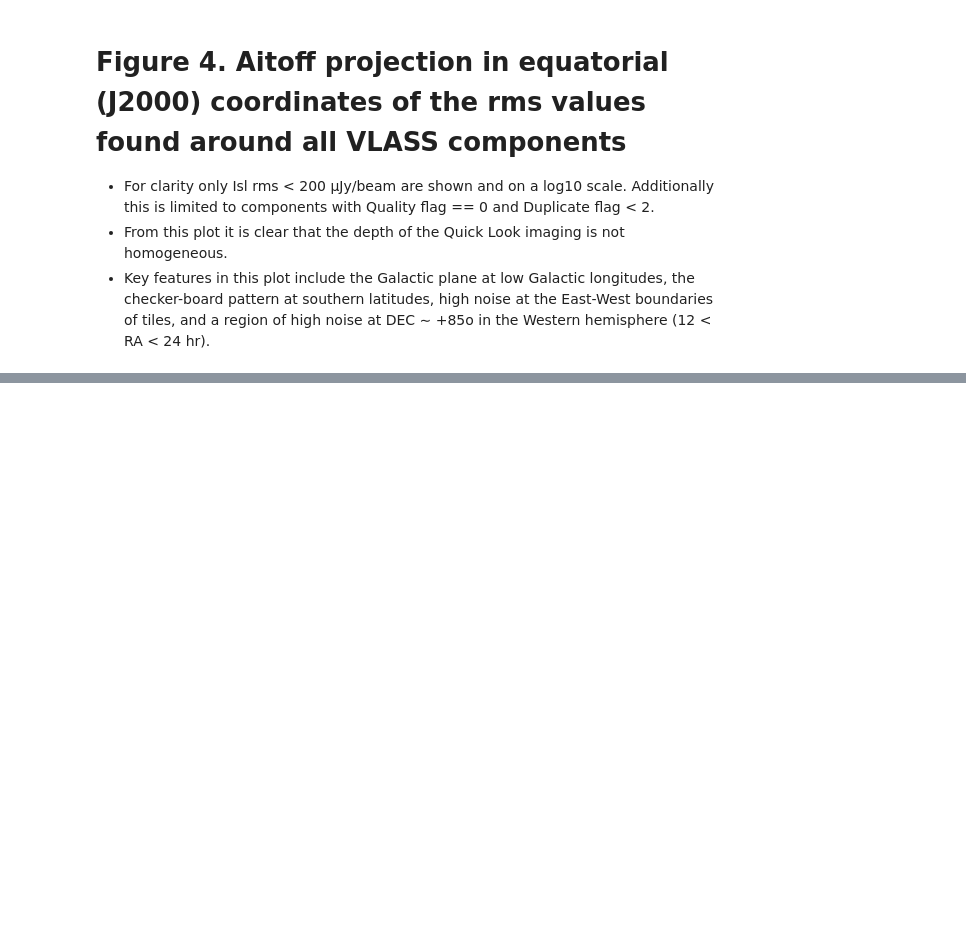
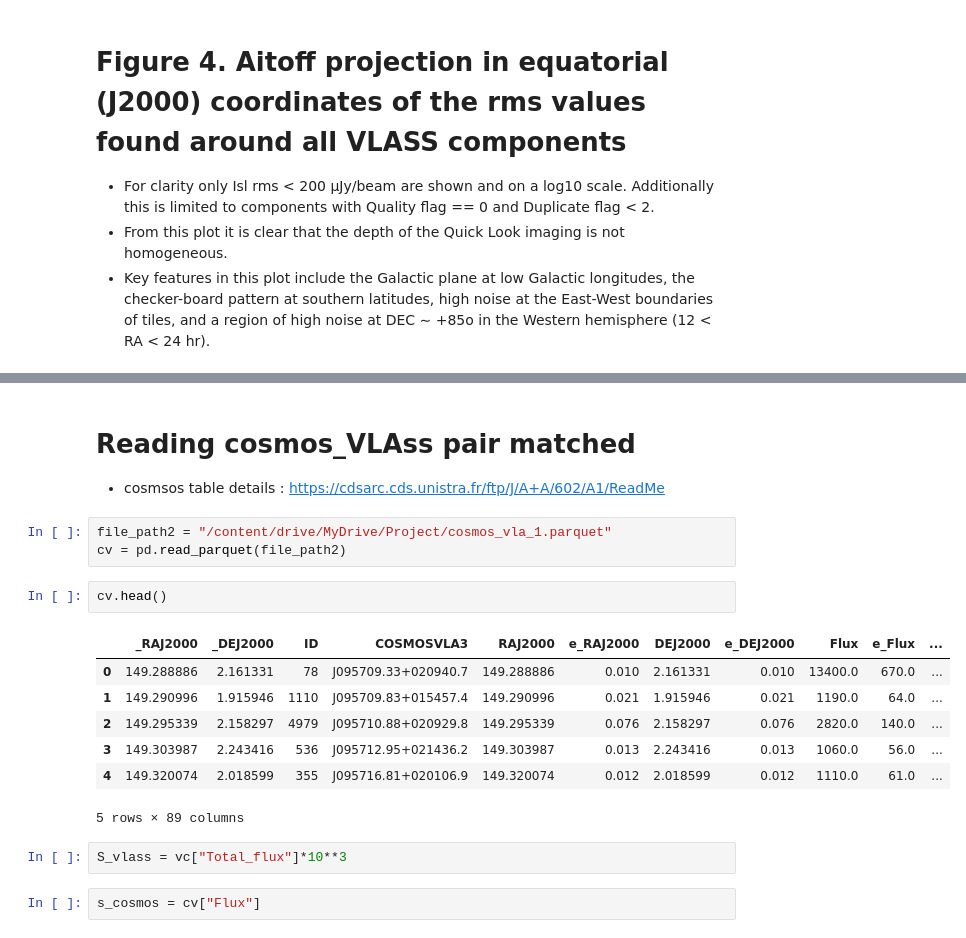
Before and after one commit to Darkandpure/Data-mining-for-transients-, a Jupyter notebook: Data_read.ipynb, the cells around one changed output, grey strips where cells are left out. Cells and saved outputs as stored; diff of their text form; blank space fills up the shorter version.

```diff
--- a/Data_read.ipynb
+++ b/Data_read.ipynb
@@ -167,0 +186,20 @@ hemisphere (12 < RA < 24 hr).
+# %% [markdown]
+# Reading cosmos_VLAss pair matched
+- cosmsos table details : https://cdsarc.cds.unistra.fr/ftp/J/A+A/602/A1/ReadMe
+# %%
+file_path2 = "/content/drive/MyDrive/Project/cosmos_vla_1.parquet"
+cv = pd.read_parquet(file_path2)
+# %%
+cv.head()
+# %% [output]
+|  | _RAJ2000 | _DEJ2000 | ID | COSMOSVLA3 | RAJ2000 | e_RAJ2000 | DEJ2000 | e_DEJ2000 | Flux | e_Flux | ... |
+| 0 | 149.288886 | 2.161331 | 78 | J095709.33+020940.7 | 149.288886 | 0.010 | 2.161331 | 0.010 | 13400.0 | 670.0 | ... |
+| 1 | 149.290996 | 1.915946 | 1110 | J095709.83+015457.4 | 149.290996 | 0.021 | 1.915946 | 0.021 | 1190.0 | 64.0 | ... |
+| 2 | 149.295339 | 2.158297 | 4979 | J095710.88+020929.8 | 149.295339 | 0.076 | 2.158297 | 0.076 | 2820.0 | 140.0 | ... |
+| 3 | 149.303987 | 2.243416 | 536 | J095712.95+021436.2 | 149.303987 | 0.013 | 2.243416 | 0.013 | 1060.0 | 56.0 | ... |
+| 4 | 149.320074 | 2.018599 | 355 | J095716.81+020106.9 | 149.320074 | 0.012 | 2.018599 | 0.012 | 1110.0 | 61.0 | ... |
+5 rows × 89 columns
+# %%
+S_vlass = vc["Total_flux"]*10**3
+# %%
+s_cosmos = cv["Flux"]
```
Also changed, not shown: parts of 9 cells of this notebook.
